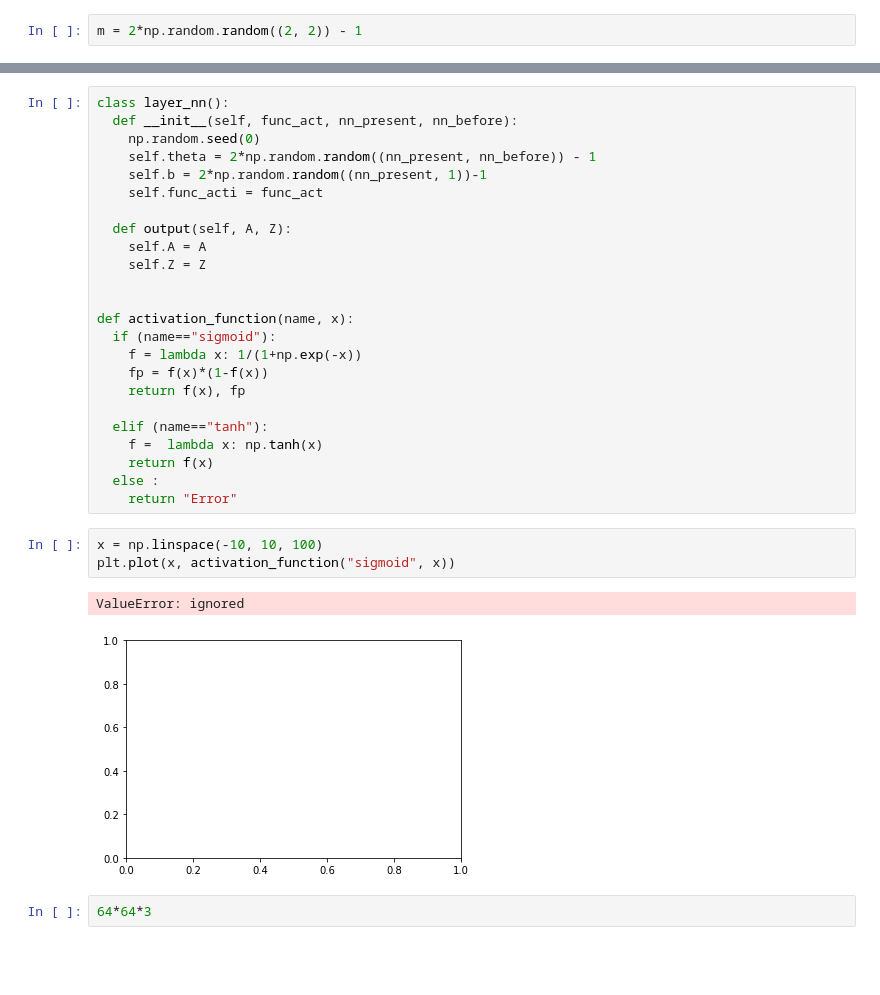
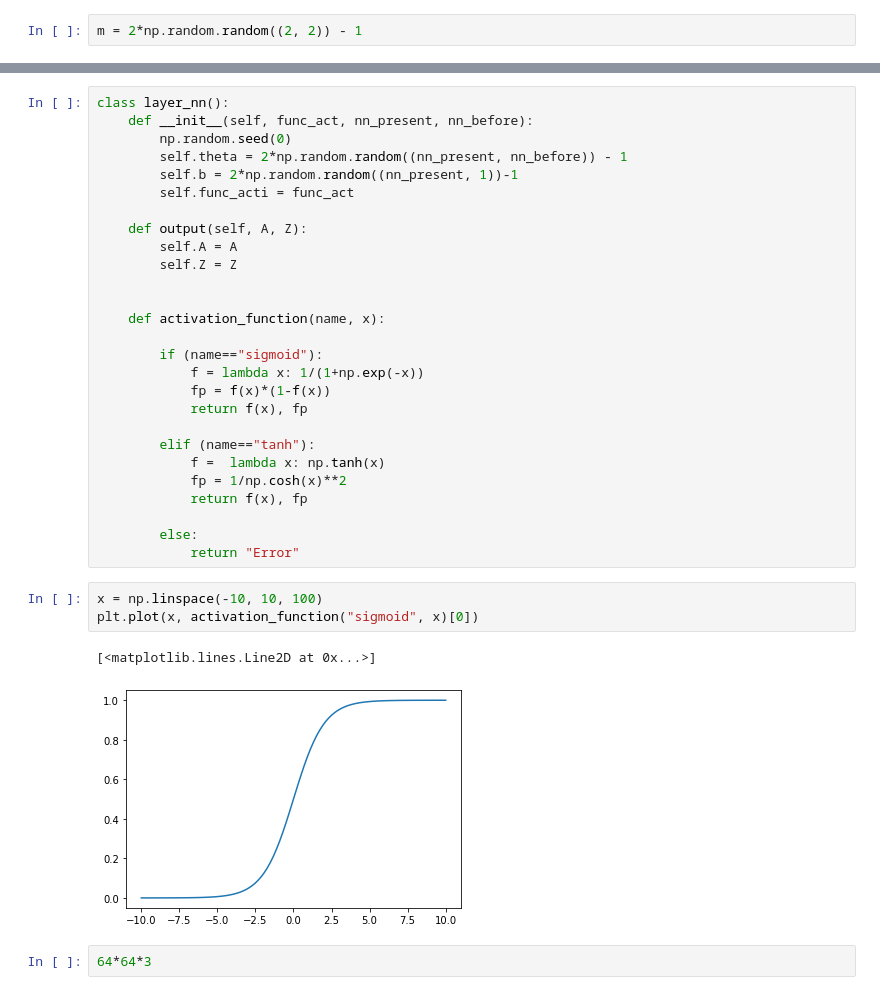
Before and after one commit to hernansalinas/Curso_aprendizaje_estadistico, a Jupyter notebook: Assesment/Laboratorio_07_nn_zeroV0.ipynb, the cells around one changed output, grey strips where cells are left out. Drawn from its saved outputs; the diff is of its cells as text; blank space fills up the shorter version.

```diff
--- a/Assesment/Laboratorio_07_nn_zeroV0.ipynb
+++ b/Assesment/Laboratorio_07_nn_zeroV0.ipynb
@@ -229,33 +231,36 @@ $\displaystyle \left[\begin{matrix}-0.789990670378833 & -0.886118058313925\\0.68
 # %%
 class layer_nn():
-  def __init__(self, func_act, nn_present, nn_before):
-    np.random.seed(0)
-    self.theta = 2*np.random.random((nn_present, nn_before)) - 1
-    self.b = 2*np.random.random((nn_present, 1))-1
-    self.func_acti = func_act
+    def __init__(self, func_act, nn_present, nn_before):
+        np.random.seed(0)
+        self.theta = 2*np.random.random((nn_present, nn_before)) - 1
+        self.b = 2*np.random.random((nn_present, 1))-1
+        self.func_acti = func_act
 
-  def output(self, A, Z):
-    self.A = A
-    self.Z = Z
+    def output(self, A, Z):
+        self.A = A
+        self.Z = Z
 
 
-def activation_function(name, x):
-  if (name=="sigmoid"):
-    f = lambda x: 1/(1+np.exp(-x))
-    fp = f(x)*(1-f(x))
-    return f(x), fp
+    def activation_function(name, x):
 
-  elif (name=="tanh"):
-    f =  lambda x: np.tanh(x)
-    return f(x)
-  else :
-    return "Error"
+        if (name=="sigmoid"):
+            f = lambda x: 1/(1+np.exp(-x))
+            fp = f(x)*(1-f(x))
+            return f(x), fp
+
+        elif (name=="tanh"):
+            f =  lambda x: np.tanh(x)
+            fp = 1/np.cosh(x)**2
+            return f(x), fp
+
+        else:
+            return "Error"
 # %%
 x = np.linspace(-10, 10, 100)
-plt.plot(x, activation_function("sigmoid", x))
+plt.plot(x, activation_function("sigmoid", x)[0])
 # %% [output]
-ValueError: ignored
+[<matplotlib.lines.Line2D at 0x...>]
-[figure, old version]
+[figure, new version]
 # %%
 64*64*3
 # %% [output]
```
Also changed, not shown: parts of 3 cells of this notebook, 1 other file.
